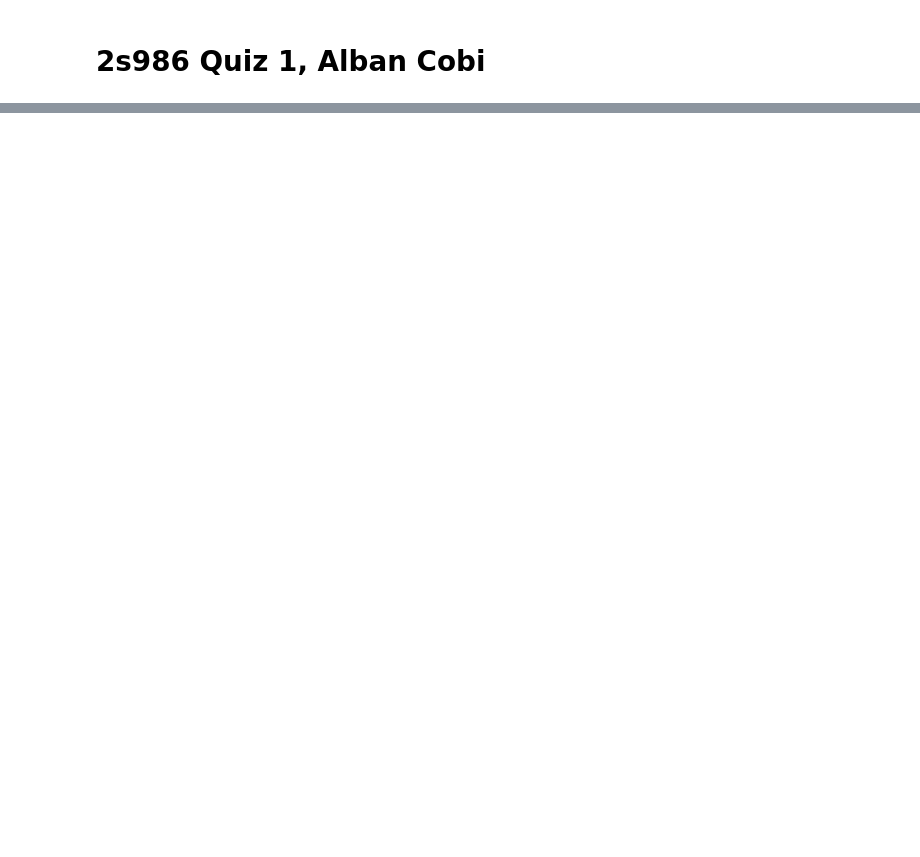
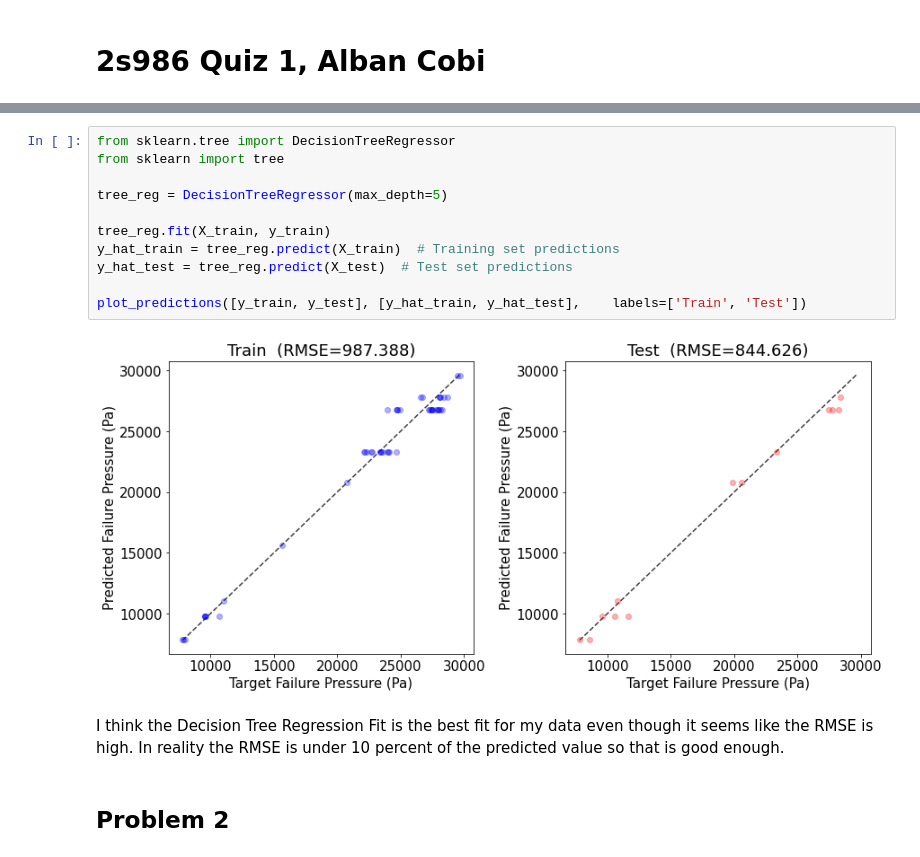
Before and after one commit to albancobi/2s986, a Jupyter notebook: Alban repo/Quiz 1/quiz_1_alban_cobi.ipynb, the cells around one changed output, grey strips where cells are left out. Saved outputs shown, nothing was run; the diff lists cells and outputs as text; blank space fills up the shorter version.

Commit message:
added to problem 1 and created problem 2

```diff
--- a/Alban repo/Quiz 1/quiz_1_alban_cobi.ipynb
+++ b/Alban repo/Quiz 1/quiz_1_alban_cobi.ipynb
@@ -222,0 +269,17 @@ The train dataset has: 13 samples
+# %%
+from sklearn.tree import DecisionTreeRegressor
+from sklearn import tree
+
+tree_reg = DecisionTreeRegressor(max_depth=5)
+
+tree_reg.fit(X_train, y_train)
+y_hat_train = tree_reg.predict(X_train)  # Training set predictions
+y_hat_test = tree_reg.predict(X_test)  # Test set predictions
+
+plot_predictions([y_train, y_test], [y_hat_train, y_hat_test],    labels=['Train', 'Test'])
+# %% [output]
+[figure, added]
+# %% [markdown]
+I think the Decision Tree Regression Fit is the best fit for my data even though it seems like the RMSE is high. In reality the RMSE is under 10 percent of the predicted value so that is good enough.
+# %% [markdown]
+## Problem 2
```
Also changed, not shown: parts of 26 cells of this notebook.
